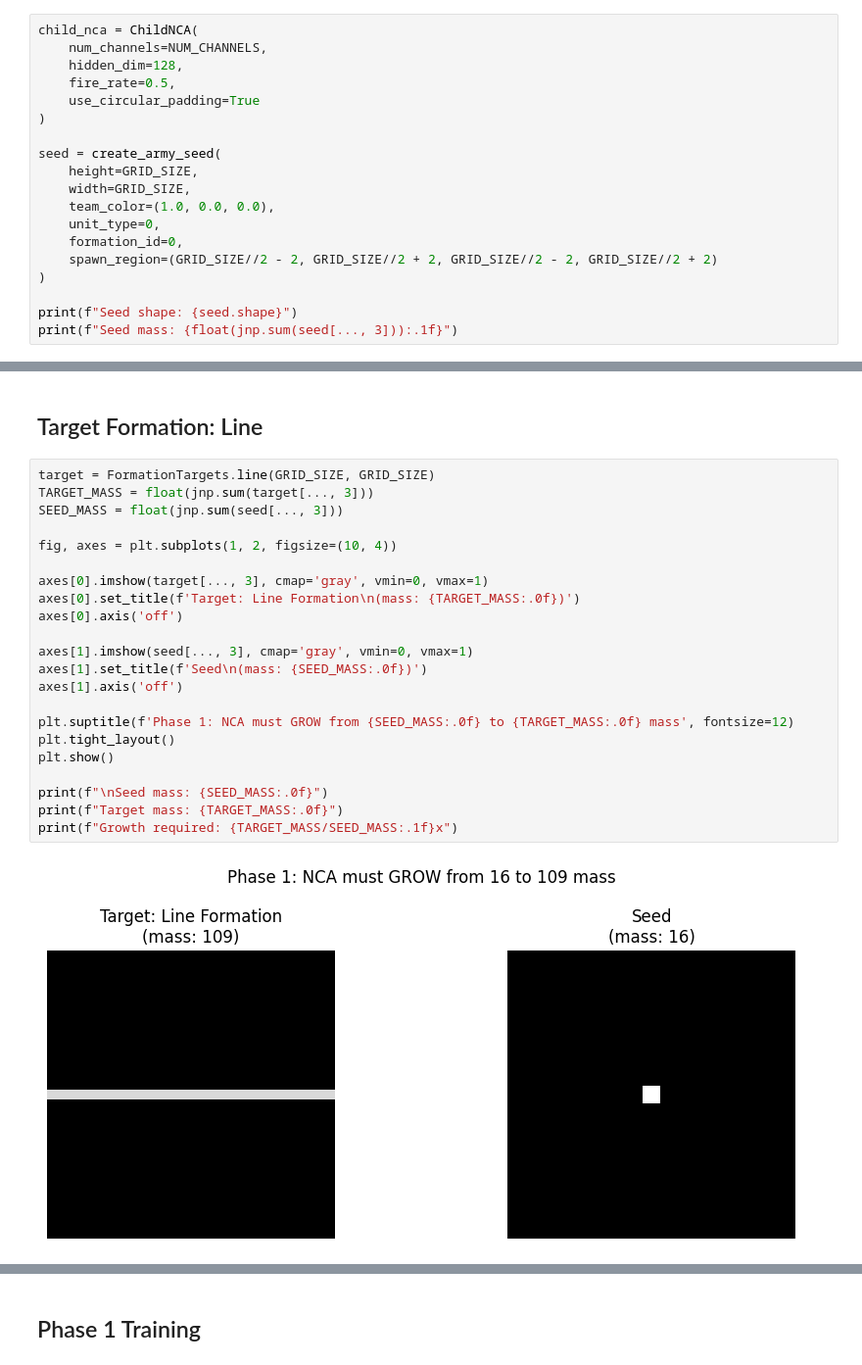
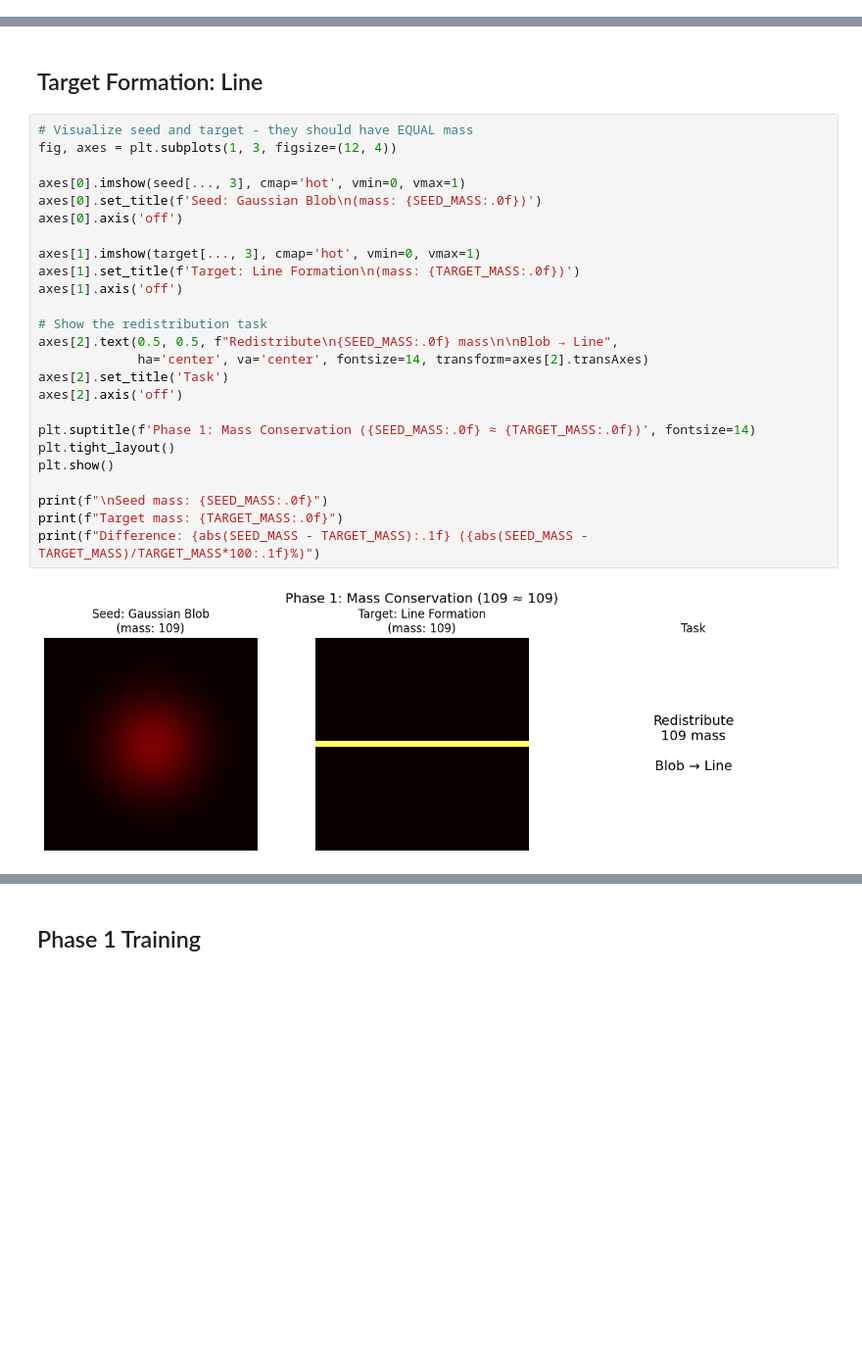
Before and after one commit to JackHopkins/FormationHNCA, a Jupyter notebook: notebooks/phase1_line_formation.ipynb, the cells around one changed output, grey strips where cells are left out. Shown at 98% size. Drawn from its saved outputs; the diff is of its cells as text; blank space fills up the shorter version.

```diff
--- a/notebooks/phase1_line_formation.ipynb
+++ b/notebooks/phase1_line_formation.ipynb
@@ -138,21 +146,2 @@ Max epochs: 1500
 # %% [markdown]
 ## Create Model and Initialize
-# %%
-child_nca = ChildNCA(
-    num_channels=NUM_CHANNELS,
-    hidden_dim=128,
-    fire_rate=0.5,
-    use_circular_padding=True
-)
-
-seed = create_army_seed(
-    height=GRID_SIZE,
-    width=GRID_SIZE,
-    team_color=(1.0, 0.0, 0.0),
-    unit_type=0,
-    formation_id=0,
-    spawn_region=(GRID_SIZE//2 - 2, GRID_SIZE//2 + 2, GRID_SIZE//2 - 2, GRID_SIZE//2 + 2)
-)
-
-print(f"Seed shape: {seed.shape}")
-print(f"Seed mass: {float(jnp.sum(seed[..., 3])):.1f}")
@@ -192,26 +259,29 @@ Total parameters: 36,466
 # %% [markdown]
 ## Target Formation: Line
 # %%
-target = FormationTargets.line(GRID_SIZE, GRID_SIZE)
-TARGET_MASS = float(jnp.sum(target[..., 3]))
-SEED_MASS = float(jnp.sum(seed[..., 3]))
+# Visualize seed and target - they should have EQUAL mass
+fig, axes = plt.subplots(1, 3, figsize=(12, 4))
 
-fig, axes = plt.subplots(1, 2, figsize=(10, 4))
-
-axes[0].imshow(target[..., 3], cmap='gray', vmin=0, vmax=1)
-axes[0].set_title(f'Target: Line Formation\n(mass: {TARGET_MASS:.0f})')
+axes[0].imshow(seed[..., 3], cmap='hot', vmin=0, vmax=1)
+axes[0].set_title(f'Seed: Gaussian Blob\n(mass: {SEED_MASS:.0f})')
 axes[0].axis('off')
 
-axes[1].imshow(seed[..., 3], cmap='gray', vmin=0, vmax=1)
-axes[1].set_title(f'Seed\n(mass: {SEED_MASS:.0f})')
+axes[1].imshow(target[..., 3], cmap='hot', vmin=0, vmax=1)
+axes[1].set_title(f'Target: Line Formation\n(mass: {TARGET_MASS:.0f})')
 axes[1].axis('off')
 
-plt.suptitle(f'Phase 1: NCA must GROW from {SEED_MASS:.0f} to {TARGET_MASS:.0f} mass', fontsize=12)
+# Show the redistribution task
+axes[2].text(0.5, 0.5, f"Redistribute\n{SEED_MASS:.0f} mass\n\nBlob → Line",
+             ha='center', va='center', fontsize=14, transform=axes[2].transAxes)
+axes[2].set_title('Task')
+axes[2].axis('off')
+
+plt.suptitle(f'Phase 1: Mass Conservation ({SEED_MASS:.0f} ≈ {TARGET_MASS:.0f})', fontsize=14)
 plt.tight_layout()
 plt.show()
 
 print(f"\nSeed mass: {SEED_MASS:.0f}")
 print(f"Target mass: {TARGET_MASS:.0f}")
-print(f"Growth required: {TARGET_MASS/SEED_MASS:.1f}x")
+print(f"Difference: {abs(SEED_MASS - TARGET_MASS):.1f} ({abs(SEED_MASS - TARGET_MASS)/TARGET_MASS*100:.1f}%)")
 # %% [output]
-[figure, old version]
+[figure, new version]
```
Also changed, not shown: parts of 21 cells of this notebook, 2 other files.
